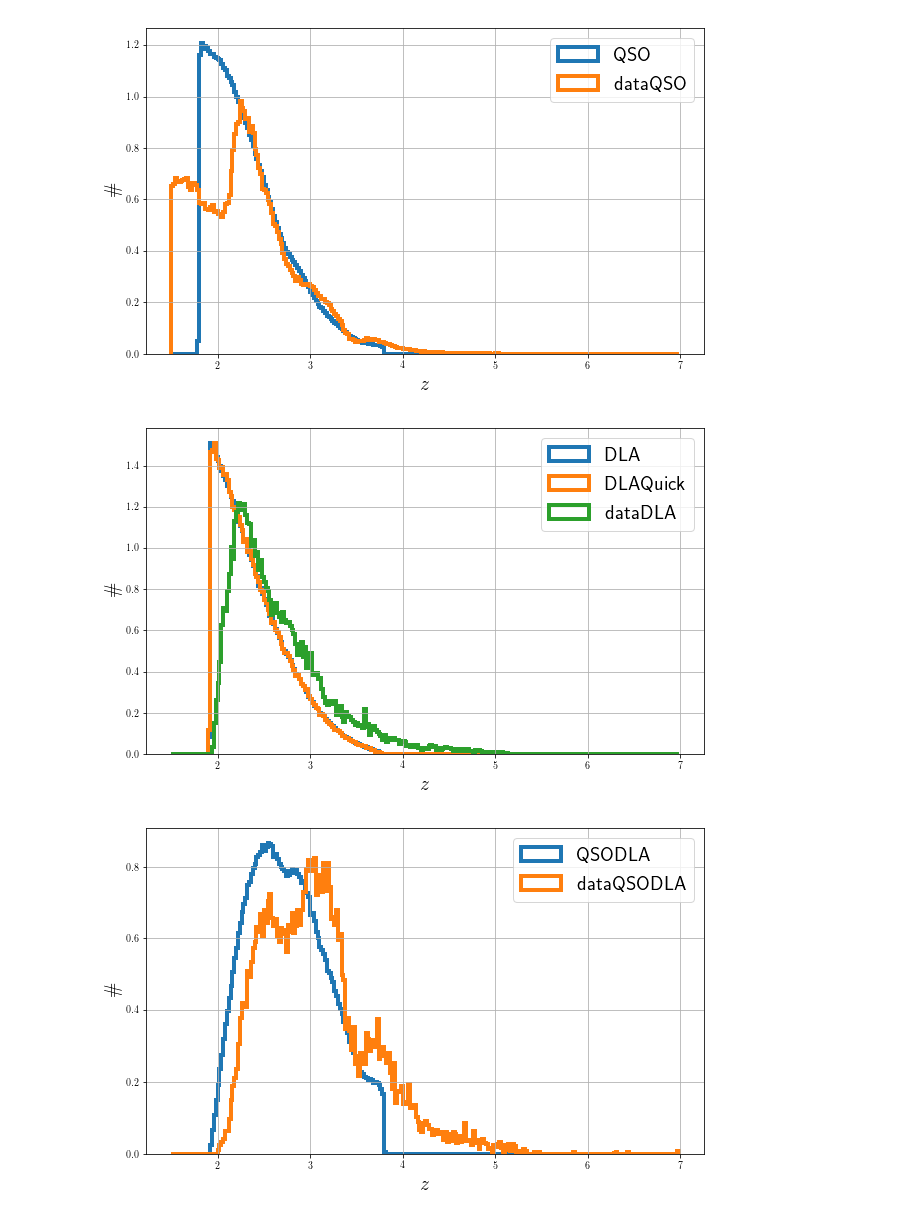
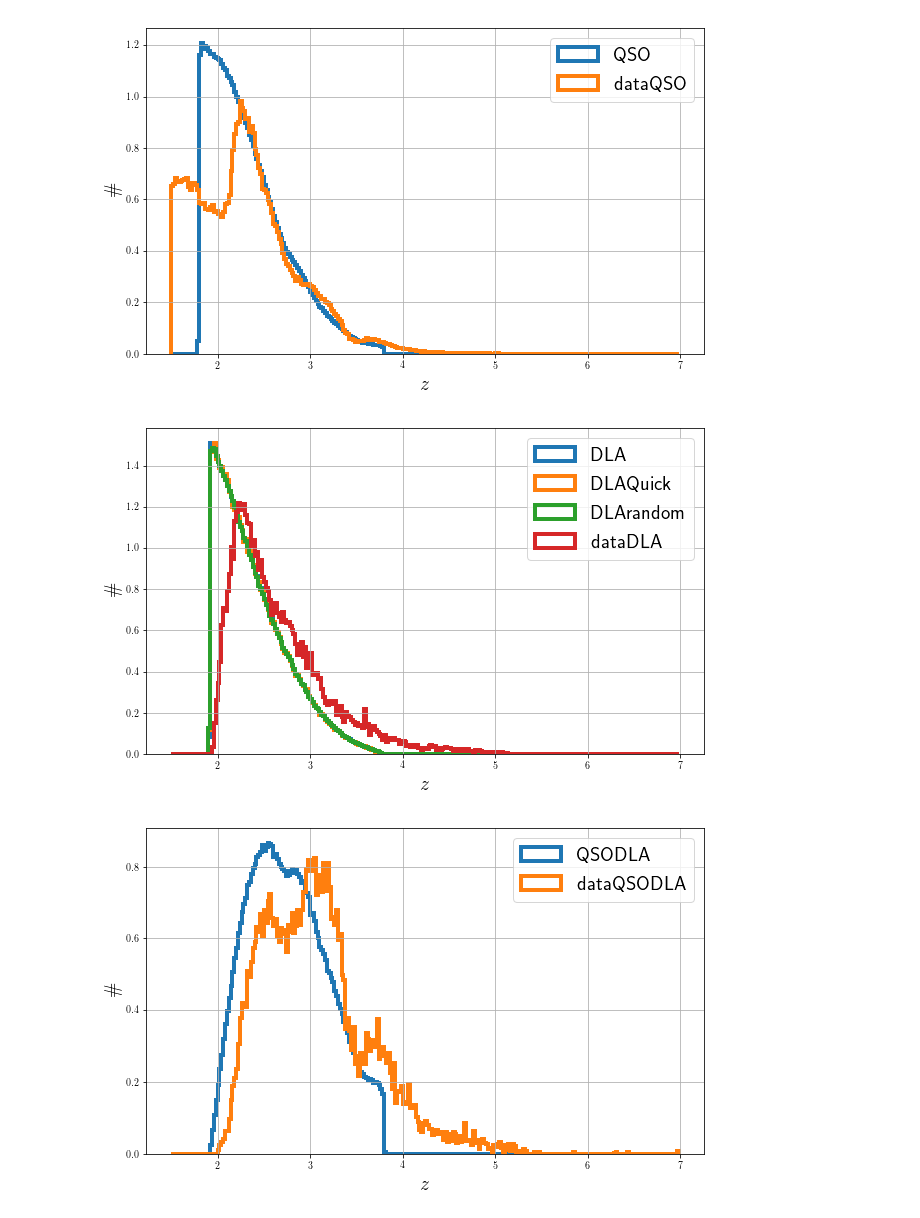
Before and after one commit to igmhub/desi_QA, a Jupyter notebook: Mocks/QA_DLA.ipynb, the cells around one changed output. Saved outputs shown, nothing was run; the diff lists cells and outputs as text; code cells hidden in the pictures.

```diff
--- a/Mocks/QA_DLA.ipynb
+++ b/Mocks/QA_DLA.ipynb
@@ -51,6 +53,7 @@ mock['mock_base'] = '/project/projectdirs/desi/mocks/lya_forest/london/'+mock['m
 mock['Catalogs'] = '/global/homes/h/hdumasde/Run_programs/igmhub/picca/CoLoRe_mocks/v4.0/Catalog/'
 mock['QSO_catalog'] = mock['mock_base']+'/master.fits'
 mock['DLA_catalog'] = mock['Catalogs']+'/DLA.fits.gz'
+mock['DLA_random_catalog'] = mock['mock_base']+'/DLA_randoms.fits.gz'
 
 mock['delta'] = '/project/projectdirs/desi/mocks/lya_forest/picca/london/'+mock['mock_ver']+'/'+mock['quick_ver']+'/deltas/'
 mock['delta_attributes'] = '/project/projectdirs/desi/mocks/lya_forest/picca/london/'+mock['mock_ver']+'/'+mock['quick_ver']+'/iter.fits.gz'
@@ -188,22 +190,23 @@ plt.grid()
 [figure]
 # %%
 toPlot = {'DLA':mock['DLA_catalog'],
+          'DLArandom':mock['DLA_random_catalog'],
          'DLAQuick':mockQuick['DLA_catalog'],
          'dataDLA':data['DLA_catalog']}
-redshift_key = {'DLA':'Z', 'DLAQuick':'ZDLA','dataDLA':'Z'}
+redshift_key = {'DLA':'Z', 'DLArandom':'Z', 'DLAQuick':'ZDLA','dataDLA':'Z'}
 
 bins = sp.arange(1.5,7.,0.02)
 for name,path in sorted(toPlot.items()):
     h = fitsio.FITS(path)
     z = h[1][redshift_key[name]][:]
     h.close()
     plt.hist(z,bins=bins,histtype='step',label=name,density=True,linewidth=4)
 plt.xlabel(r'$z$')
 plt.ylabel(r'$\mathrm{\#}$')
 plt.legend()
 plt.grid()
 # %% [output]
-[figure, old version]
+[figure, new version]
 # %%
 toPlot = {'QSODLA':mock['DLA_catalog'],
          'dataQSODLA':data['DLA_catalog']}
```
Also changed, not shown: parts of 25 cells of this notebook, 1 other file.
